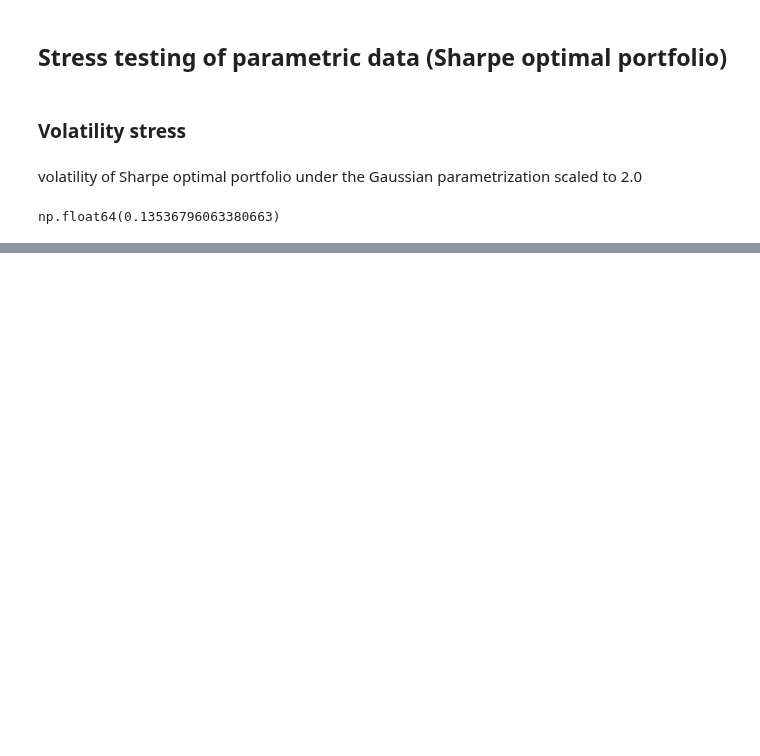
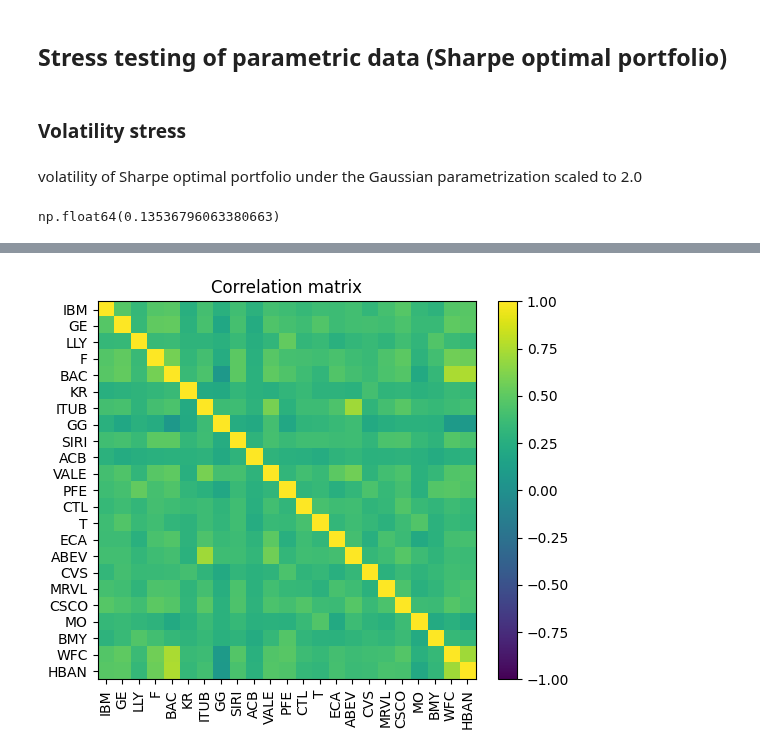
Before and after one commit to conformist89/optim-methods-asset-in-management, a Jupyter notebook: optim-intervace.ipynb, the cells around one changed output, grey strips where cells are left out. Drawn from its saved outputs; the diff is of its cells as text; code cells hidden in the pictures; blank space fills up the shorter version.

```diff
--- a/optim-intervace.ipynb
+++ b/optim-intervace.ipynb
@@ -355,0 +362,4 @@ plt.show()
+# %%
+plot_correlation_matrix(stress_corr, asset_names)
+# %% [output]
+[figure, added]
```
Also changed, not shown: parts of 10 cells of this notebook.
